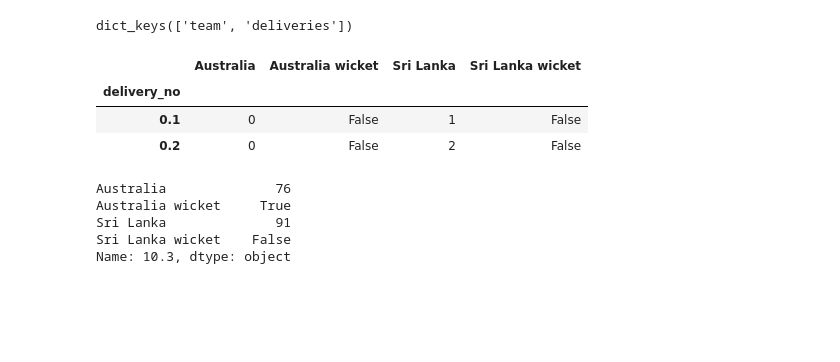
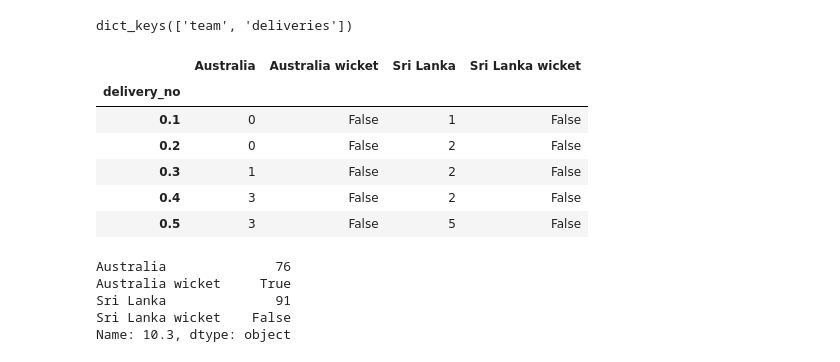
Before and after one commit to yagnik99/icc-data-analysis, a Jupyter notebook: Yagnik_Pandya_Guided_Project.ipynb, the cells around one changed output. Saved outputs shown, nothing was run; the diff lists cells and outputs as text; code cells hidden in the pictures; blank space fills up the shorter version.

```diff
--- a/Yagnik_Pandya_Guided_Project.ipynb
+++ b/Yagnik_Pandya_Guided_Project.ipynb
@@ -123,12 +125,15 @@ match_df.set_index('delivery_no',inplace=True)
 # %%
 match_df.rename(columns={'runs_scored_x':first_innings_team,'runs_scored_y':second_innings_team,'wicket_x':first_innings_team+' wicket','wicket_y':second_innings_team+' wicket'},inplace=True)
 # %%
-match_df.head(2)
+match_df.head()
 # %% [output]
 |  | Australia | Australia wicket | Sri Lanka | Sri Lanka wicket |
 | delivery_no |  |  |  |  |
 | 0.1 | 0 | False | 1 | False |
 | 0.2 | 0 | False | 2 | False |
+| 0.3 | 1 | False | 2 | False |
+| 0.4 | 3 | False | 2 | False |
+| 0.5 | 3 | False | 5 | False |
 # %%
 match_df.loc[10.3]                        #correct DF
 # %% [output]
```
Also changed, not shown: parts of 5 cells of this notebook.
